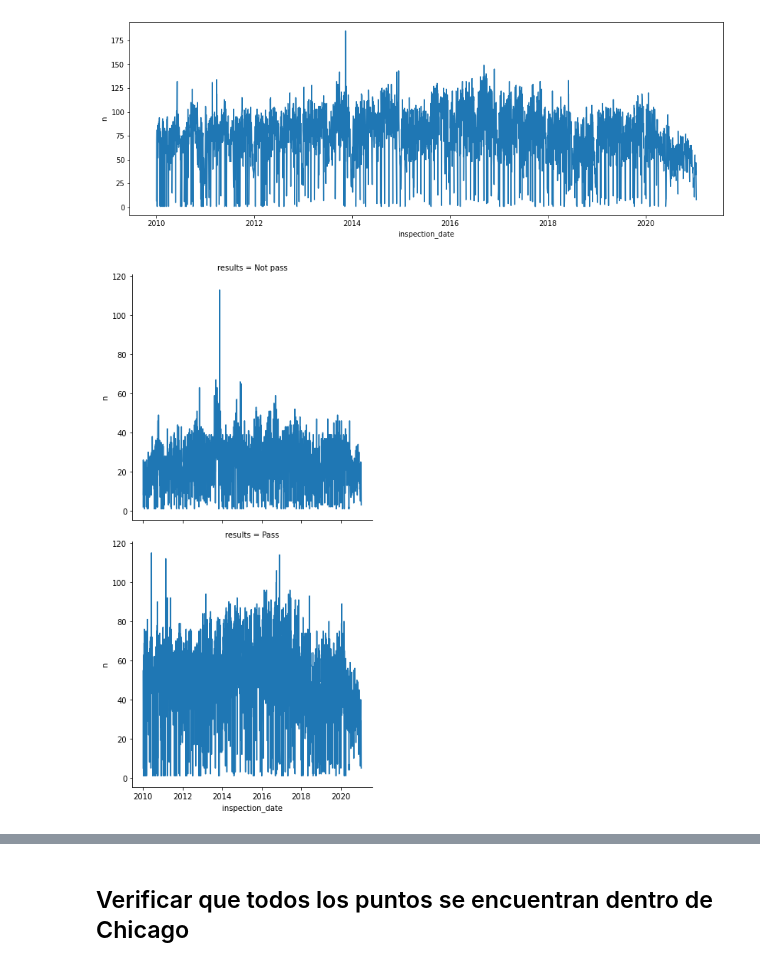
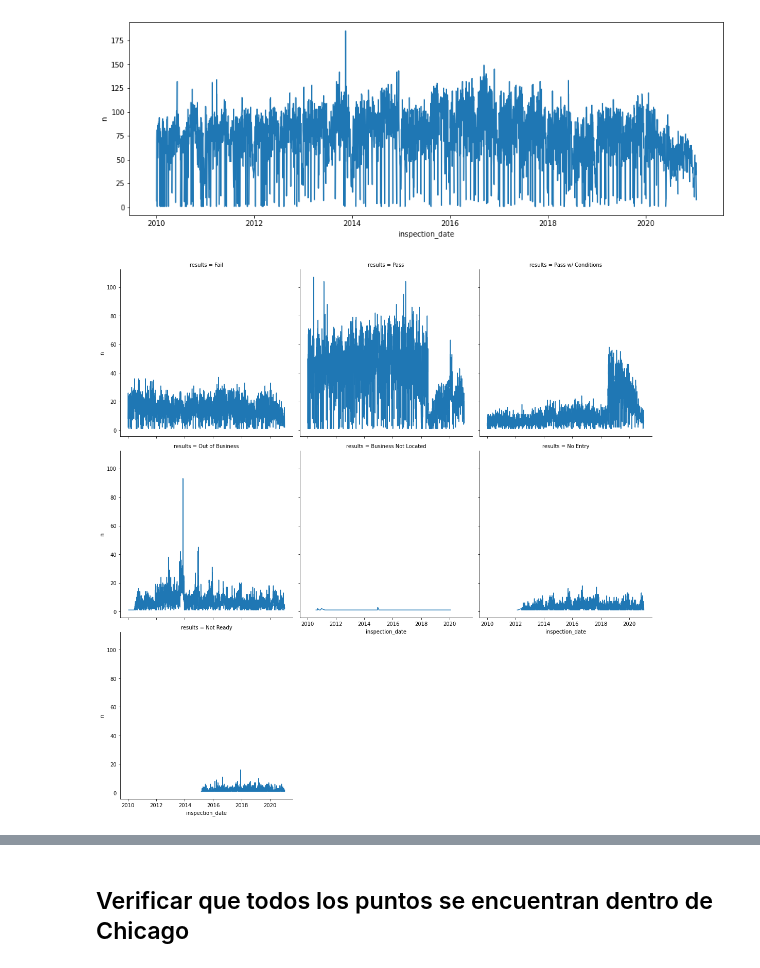
Before and after one commit to lechugaa/dpa-project, a Jupyter notebook: notebooks/EDA_MH.ipynb, the cells around one changed output, grey strips where cells are left out. Drawn from its saved outputs; the diff is of its cells as text; code cells hidden in the pictures.

```diff
--- a/notebooks/EDA_MH.ipynb
+++ b/notebooks/EDA_MH.ipynb
@@ -63,8 +63,8 @@ Name: violations, dtype: int64
 # Procesar results
 # %%
 dta.results.unique()
-
-dta['results'] = np.where(dta['results'].isin(['Pass','Pass w/ Conditions']) , 'Pass', 'Not pass' )
+results_order = dta.results.value_counts().index
+dta['results_group'] = np.where(dta['results'].isin(['Pass','Pass w/ Conditions']) , 'Pass', 'Not pass' )
 # %% [markdown]
 # Gráficas
 # %% [markdown]
@@ -79,7 +79,7 @@ ax = sns.lineplot(data = inspecciones_diarias, x = 'inspection_date', y = 'n')
 # %%
 inspecciones_diarias_results = dta.groupby(['inspection_date', 'results']).size().reset_index(name = "n")
 
 ax = sns.relplot(data = inspecciones_diarias_results, x = 'inspection_date',
-                 y = 'n', col = 'results', col_wrap=1, kind = 'line')
+                 y = 'n', col = 'results', col_wrap=3, kind = 'line')
 # %% [output]
-[figure, old version]
+[figure, new version]
```
Also changed, not shown: parts of 11 cells of this notebook.
